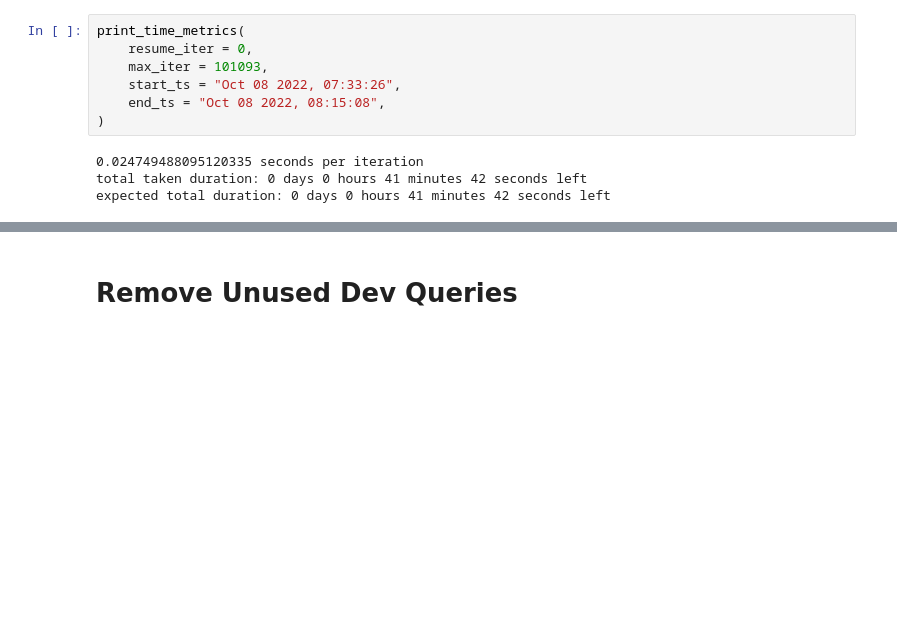
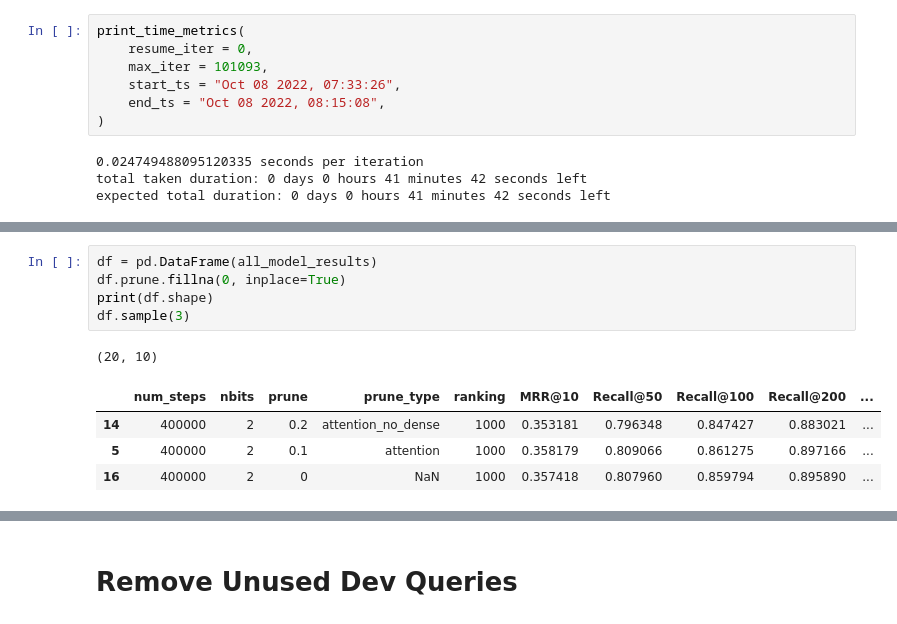
Before and after one commit to Ngo-Kevin/splade-colBERT, a Jupyter notebook: ColBERT_timing.ipynb, the cells around one changed output, grey strips where cells are left out. Cells and saved outputs as stored; diff of their text form; blank space fills up the shorter version.

```diff
--- a/ColBERT_timing.ipynb
+++ b/ColBERT_timing.ipynb
@@ -152,0 +184,11 @@ expected total duration: 0 days 0 hours 41 minutes 42 seconds left
+# %%
+df = pd.DataFrame(all_model_results)
+df.prune.fillna(0, inplace=True)
+print(df.shape)
+df.sample(3)
+# %% [output]
+(20, 10)
+|  | num_steps | nbits | prune | prune_type | ranking | MRR@10 | Recall@50 | Recall@100 | Recall@200 | ... |
+| 14 | 400000 | 2 | 0.2 | attention_no_dense | 1000 | 0.353181 | 0.796348 | 0.847427 | 0.883021 | ... |
+| 5 | 400000 | 2 | 0.1 | attention | 1000 | 0.358179 | 0.809066 | 0.861275 | 0.897166 | ... |
+| 16 | 400000 | 2 | 0 | NaN | 1000 | 0.357418 | 0.807960 | 0.859794 | 0.895890 | ... |
```
Also changed, not shown: parts of 9 cells of this notebook, 1 other file.
